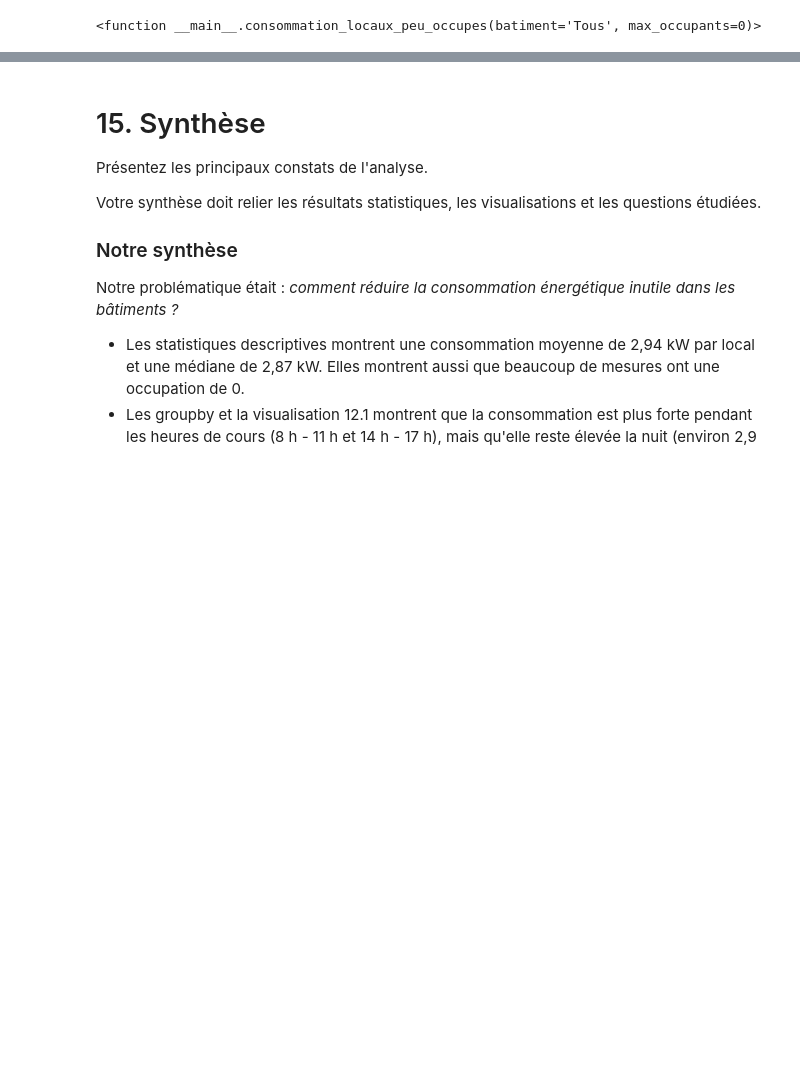
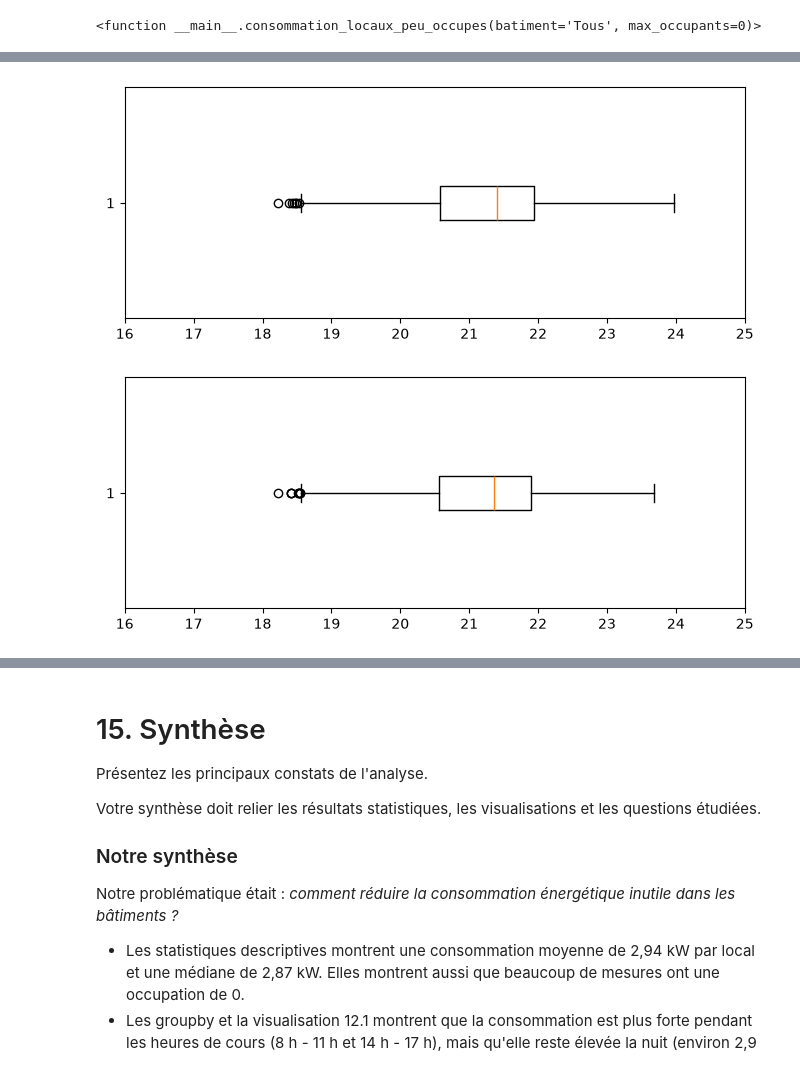
Before and after one commit to Guerre450/collecte-tp3-420-514-MV, a Jupyter notebook: TP3_EDA_DA1_DA2_DA3.ipynb, the cells around one changed output, grey strips where cells are left out. Drawn from its saved outputs; the diff is of its cells as text; code cells hidden in the pictures; blank space fills up the shorter version.

```diff
--- a/TP3_EDA_DA1_DA2_DA3.ipynb
+++ b/TP3_EDA_DA1_DA2_DA3.ipynb
@@ -1058,0 +1078,12 @@ Ajoutez ensuite **au moins 2 questions supplémentaires** proposées par l'équi
+# %%
+plt.figure(figsize=(8, 3))
+plt.boxplot(df.temperature[df.floor == 1], orientation="horizontal")
+plt.xlim(16, 25)
+plt.show()
+plt.figure(figsize=(8, 3))
+plt.boxplot(df.temperature[df.floor == 2], orientation="horizontal")
+plt.xlim(16, 25)
+plt.show()
+# %% [output]
+[figure, added]
+[figure, added]
```
Also changed, not shown: parts of 5 cells of this notebook.
